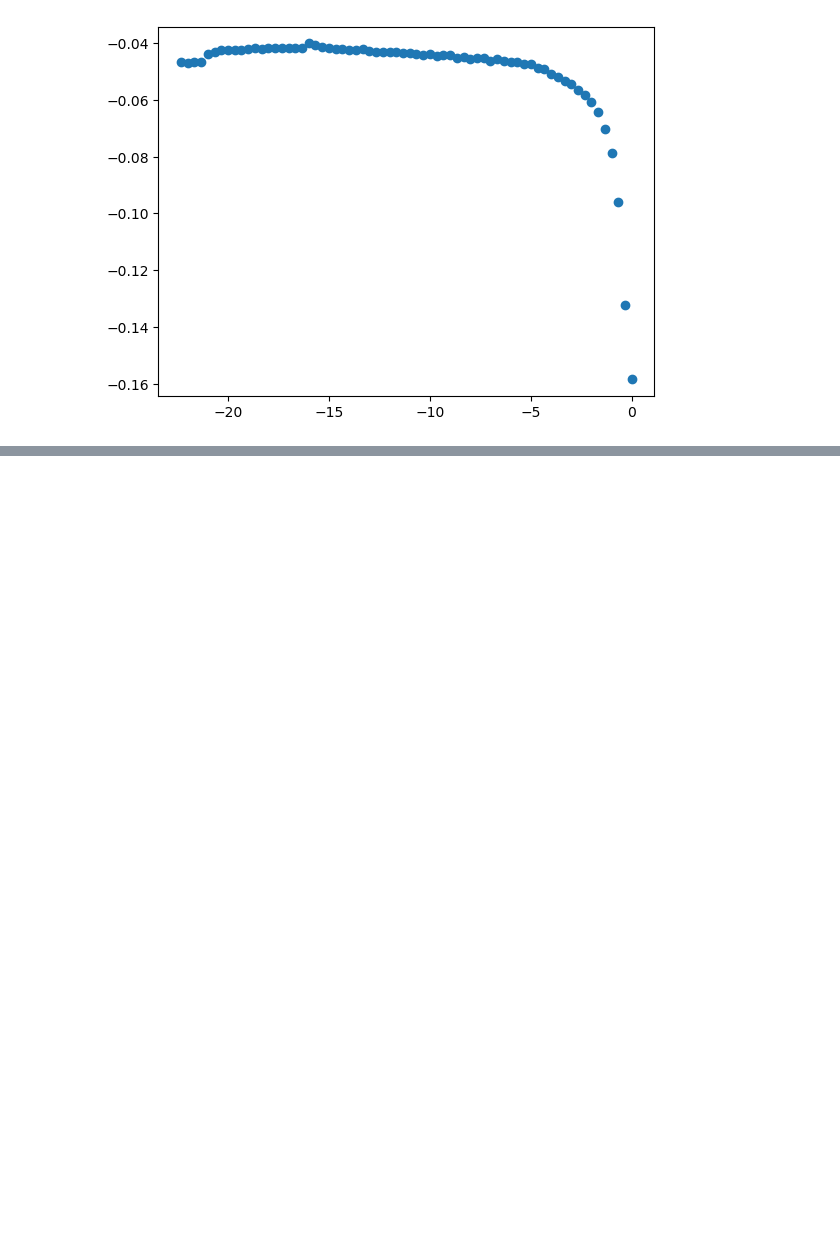
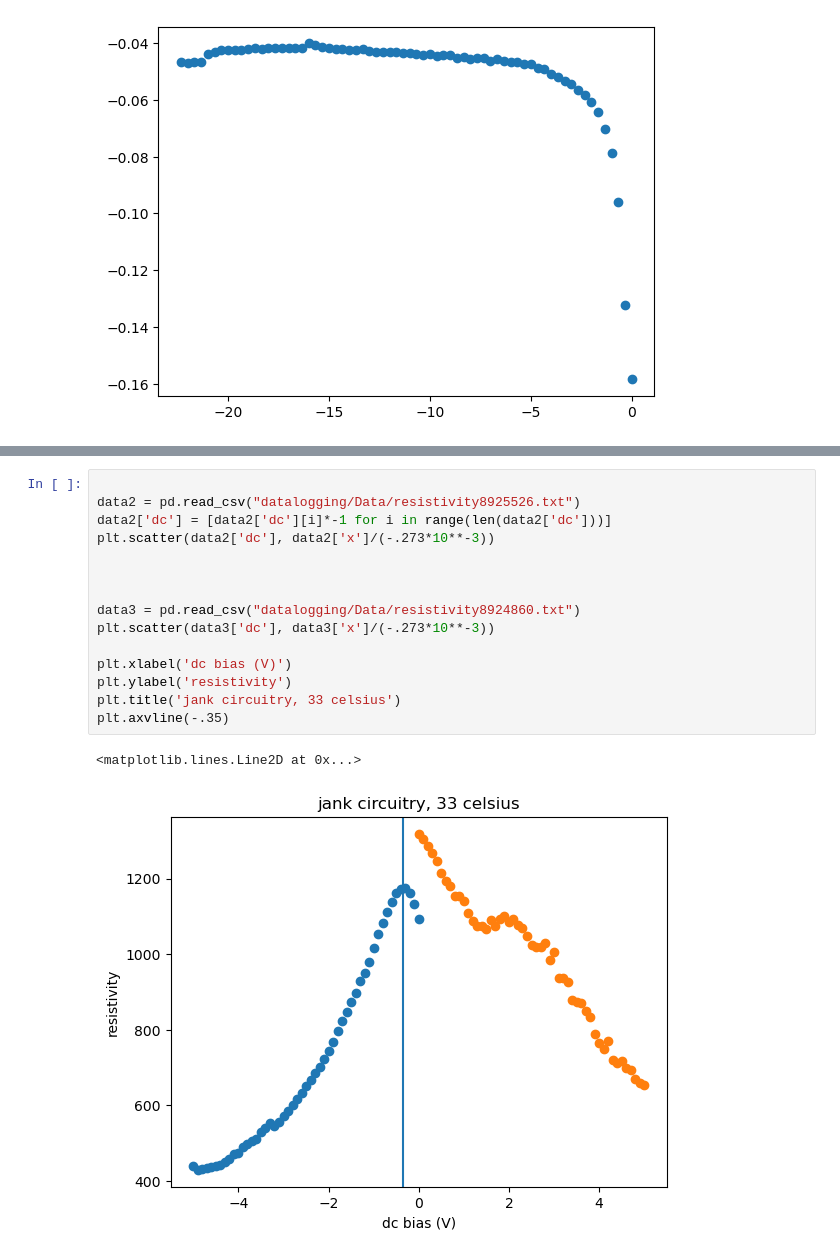
Before and after one commit to MatthewChalkG/ElectricalCharacterization, a Jupyter notebook: sortedelectricaldata/HallStuff.ipynb, the cells around one changed output, grey strips where cells are left out. Cells and saved outputs as stored; diff of their text form; blank space fills up the shorter version.

```diff
--- a/sortedelectricaldata/HallStuff.ipynb
+++ b/sortedelectricaldata/HallStuff.ipynb
@@ -867,0 +865,18 @@ plt.scatter(data['dc'], data['x'])
+# %%
+
+data2 = pd.read_csv("datalogging/Data/resistivity8925526.txt")
+data2['dc'] = [data2['dc'][i]*-1 for i in range(len(data2['dc']))]
+plt.scatter(data2['dc'], data2['x']/(-.273*10**-3))
+
+
+
+data3 = pd.read_csv("datalogging/Data/resistivity8924860.txt")
+plt.scatter(data3['dc'], data3['x']/(-.273*10**-3))
+
+plt.xlabel('dc bias (V)')
+plt.ylabel('resistivity')
+plt.title('jank circuitry, 33 celsius')
+plt.axvline(-.35)
+# %% [output]
+<matplotlib.lines.Line2D at 0x...>
+[figure, added]
```
Also changed, not shown: parts of 8 cells of this notebook.
